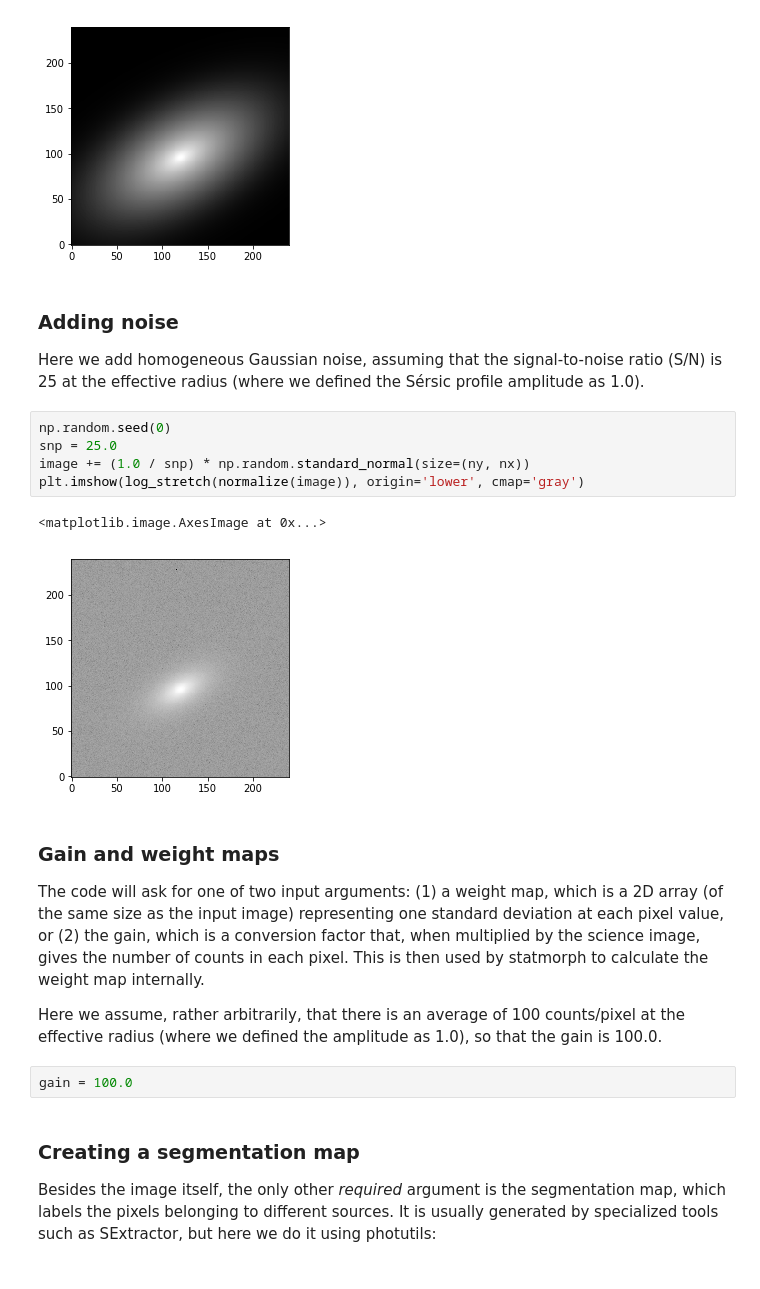
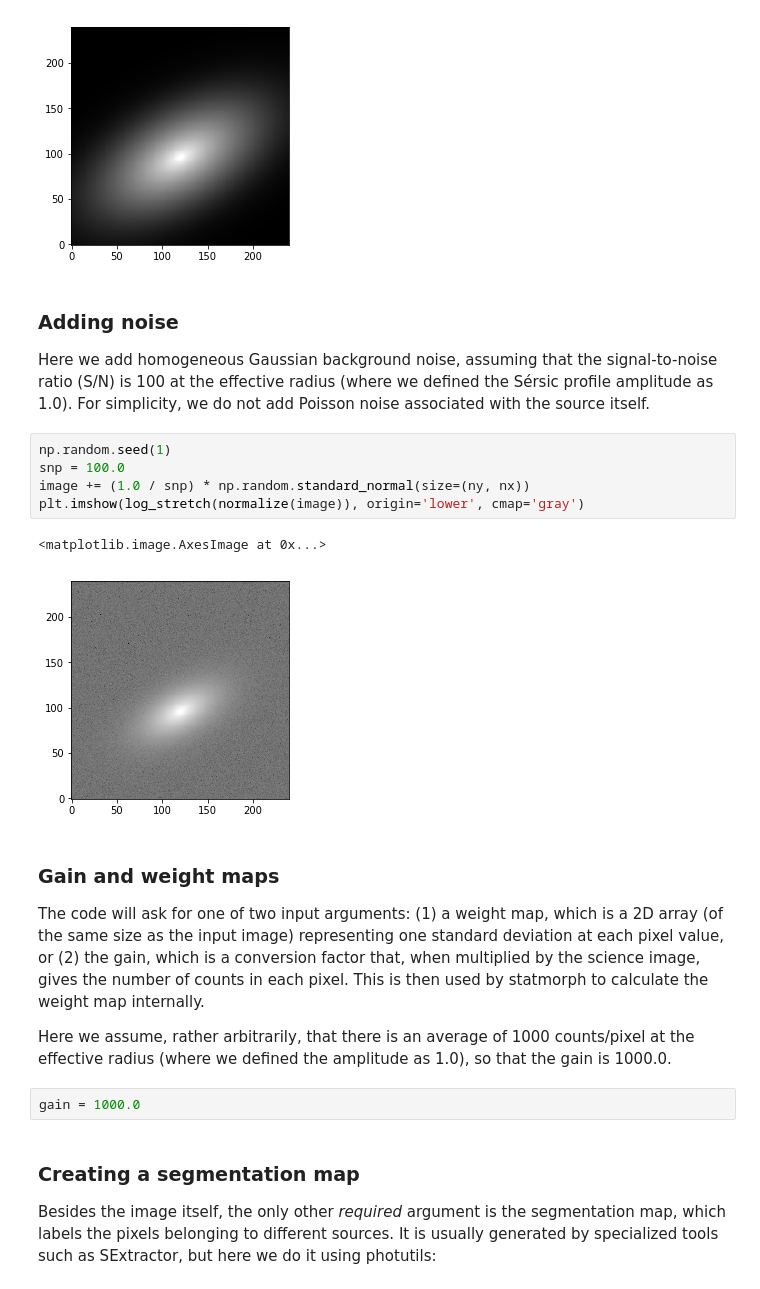
Before and after one commit to vrodgom/statmorph, a Jupyter notebook: notebooks/tutorial.ipynb, the cells around one changed output. Saved outputs shown, nothing was run; the diff lists cells and outputs as text.

```diff
--- a/notebooks/tutorial.ipynb
+++ b/notebooks/tutorial.ipynb
@@ -63,23 +63,23 @@ plt.imshow(log_stretch(normalize(image)), origin='lower', cmap='gray')
 # %% [markdown]
 ### Adding noise
 
-Here we add homogeneous Gaussian noise, assuming that the signal-to-noise ratio (S/N) is 25 at the effective radius (where we defined the Sérsic profile amplitude as 1.0).
+Here we add homogeneous Gaussian background noise, assuming that the signal-to-noise ratio (S/N) is 100 at the effective radius (where we defined the Sérsic profile amplitude as 1.0). For simplicity, we do not add Poisson noise associated with the source itself.
 # %%
-np.random.seed(0)
-snp = 25.0
+np.random.seed(1)
+snp = 100.0
 image += (1.0 / snp) * np.random.standard_normal(size=(ny, nx))
 plt.imshow(log_stretch(normalize(image)), origin='lower', cmap='gray')
 # %% [output]
 <matplotlib.image.AxesImage at 0x...>
-[figure, old version]
+[figure, new version]
 # %% [markdown]
 ### Gain and weight maps
 
 The code will ask for one of two input arguments: (1) a weight map, which is a 2D array (of the same size as the input image) representing one standard deviation at each pixel value, or (2) the gain, which is a conversion factor that, when multiplied by the science image, gives the number of counts in each pixel. This is then used by statmorph to calculate the weight map internally.
 
-Here we assume, rather arbitrarily, that there is an average of 100 counts/pixel at the effective radius (where we defined the amplitude as 1.0), so that the gain is 100.0.
+Here we assume, rather arbitrarily, that there is an average of 1000 counts/pixel at the effective radius (where we defined the amplitude as 1.0), so that the gain is 1000.0.
 # %%
-gain = 100.0
+gain = 1000.0
 # %% [markdown]
 ### Creating a segmentation map
 
```
Also changed, not shown: parts of 11 cells of this notebook, 2 other files.
